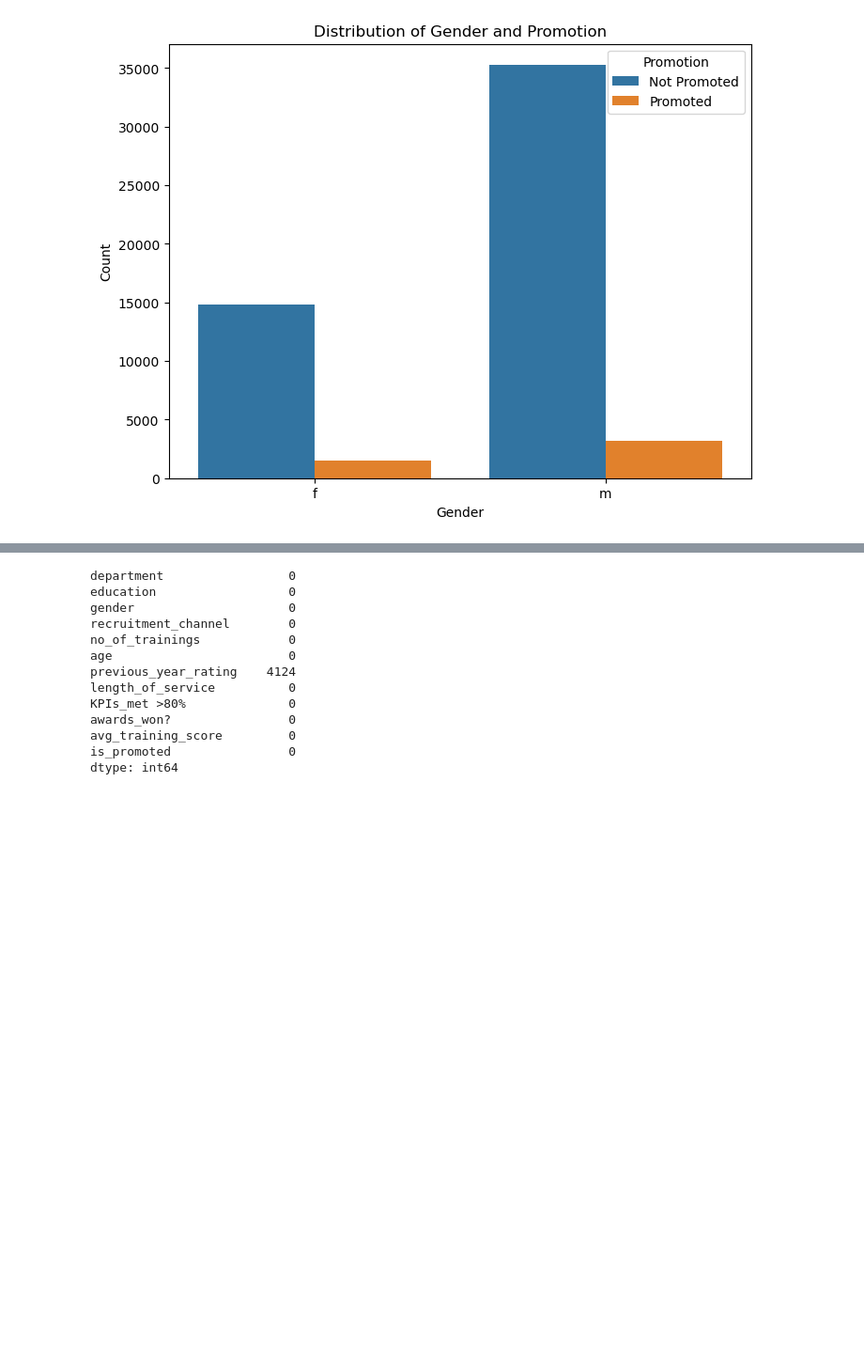
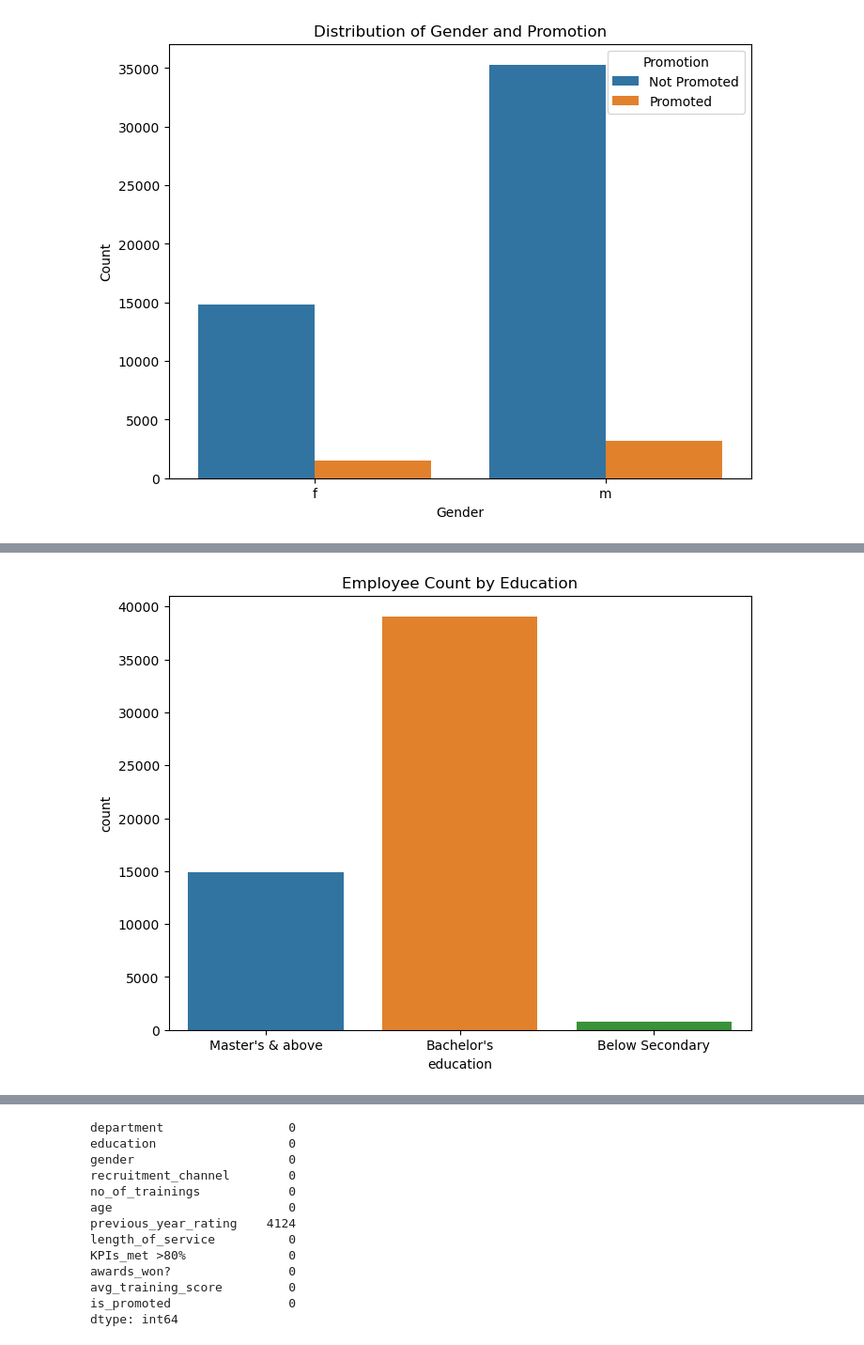
Before and after one commit to kanade28/code-file, a Jupyter notebook: Internship2_1.ipynb, the cells around one changed output, grey strips where cells are left out. Shown at 94% size. Saved outputs shown, nothing was run; the diff lists cells and outputs as text; code cells hidden in the pictures; blank space fills up the shorter version.

```diff
--- a/Internship2_1.ipynb
+++ b/Internship2_1.ipynb
@@ -42,0 +62,8 @@ plt.show()
+# %%
+# Count plot for education
+plt.figure(figsize=(8, 6))
+sns.countplot(data=data, x='education')
+plt.title('Employee Count by Education')
+plt.show()
+# %% [output]
+[figure, added]
```
Also changed, not shown: parts of 17 cells of this notebook.
